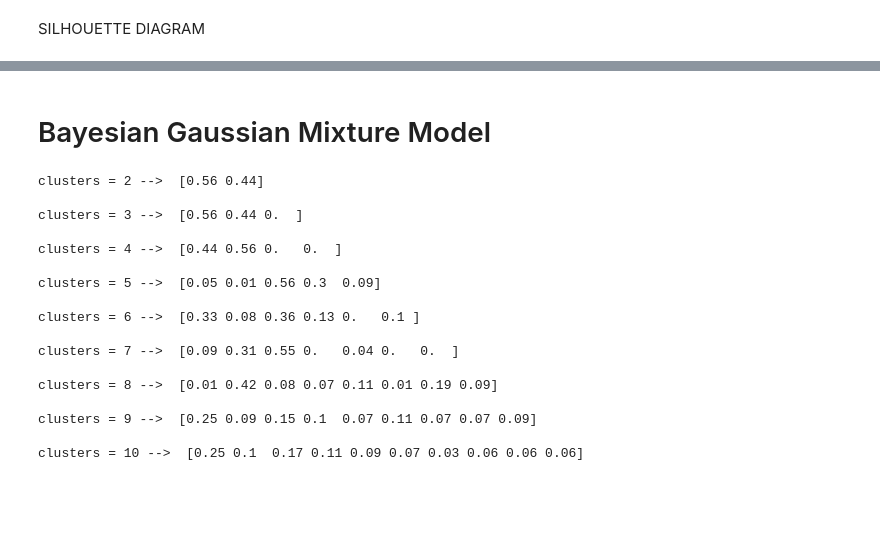
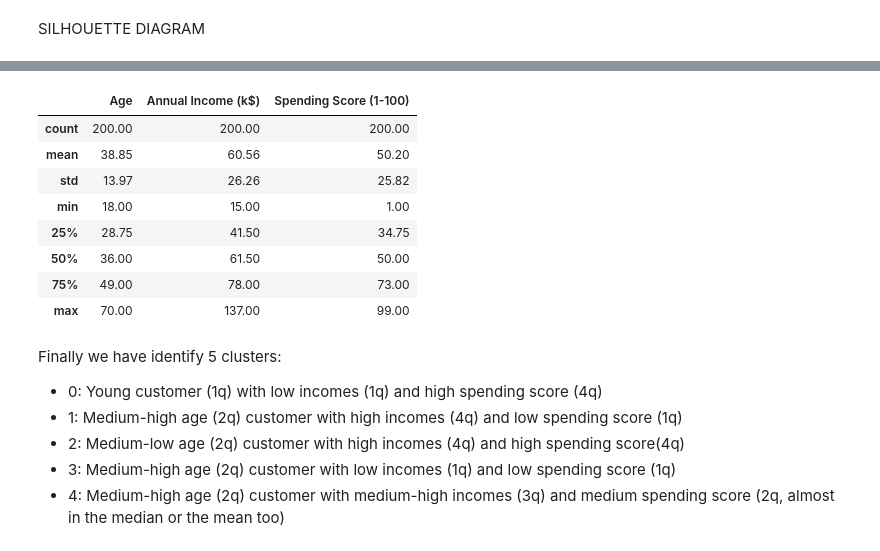
Before and after one commit to 5percenter/The_Bridge, a Jupyter notebook: Customer_segmentation_01112020/Customer_segmentation.ipynb, the cells around one changed output, grey strips where cells are left out. Drawn from its saved outputs; the diff is of its cells as text; code cells hidden in the pictures; blank space fills up the shorter version.

```diff
--- a/Customer_segmentation_01112020/Customer_segmentation.ipynb
+++ b/Customer_segmentation_01112020/Customer_segmentation.ipynb
@@ -518,28 +473,20 @@ array([[-0.9901763 , -1.13323952,  0.44045588,  0.        ],
-# %% [markdown]
-# Bayesian Gaussian Mixture Model
-# %%
-def bgm_clusters_weight(c, i, X):
-
-   for j in range(2,c+1):
-        bgm = BayesianGaussianMixture(n_components=j, n_init=i).fit(X)
-        print('clusters = {} --> '.format(j), np.round(bgm.weights_, 2), '\n')
-
-bgm_clusters_weight(c=10, i=10, X=pre_data)
-# %% [output]
-clusters = 2 -->  [0.56 0.44]
-
-clusters = 3 -->  [0.56 0.44 0.  ]
-
-clusters = 4 -->  [0.44 0.56 0.   0.  ]
-
-clusters = 5 -->  [0.05 0.01 0.56 0.3  0.09]
-
-clusters = 6 -->  [0.33 0.08 0.36 0.13 0.   0.1 ]
-
-clusters = 7 -->  [0.09 0.31 0.55 0.   0.04 0.   0.  ]
-
-clusters = 8 -->  [0.01 0.42 0.08 0.07 0.11 0.01 0.19 0.09]
-
-clusters = 9 -->  [0.25 0.09 0.15 0.1  0.07 0.11 0.07 0.07 0.09]
-
-clusters = 10 -->  [0.25 0.1  0.17 0.11 0.09 0.07 0.03 0.06 0.06 0.06]
+# %%
+round(data_processed.drop('Labels', axis=1).describe(), 2)
+# %% [output]
+|  | Age | Annual Income (k$) | Spending Score (1-100) |
+| count | 200.00 | 200.00 | 200.00 |
+| mean | 38.85 | 60.56 | 50.20 |
+| std | 13.97 | 26.26 | 25.82 |
+| min | 18.00 | 15.00 | 1.00 |
+| 25% | 28.75 | 41.50 | 34.75 |
+| 50% | 36.00 | 61.50 | 50.00 |
+| 75% | 49.00 | 78.00 | 73.00 |
+| max | 70.00 | 137.00 | 99.00 |
+# %% [markdown]
+Finally we have identify 5 clusters:
+
+- 0: Young customer (1q) with low incomes (1q) and high spending score (4q)
+- 1: Medium-high age (2q) customer with high incomes (4q) and low spending score (1q)
+- 2: Medium-low age (2q) customer with high incomes (4q) and high spending score(4q)
+- 3: Medium-high age (2q) customer with low incomes (1q) and low spending score (1q)
+- 4: Medium-high age (2q) customer with medium-high incomes (3q) and medium spending score (2q, almost in the median or the mean too)
```
Also changed, not shown: parts of 15 cells of this notebook.
